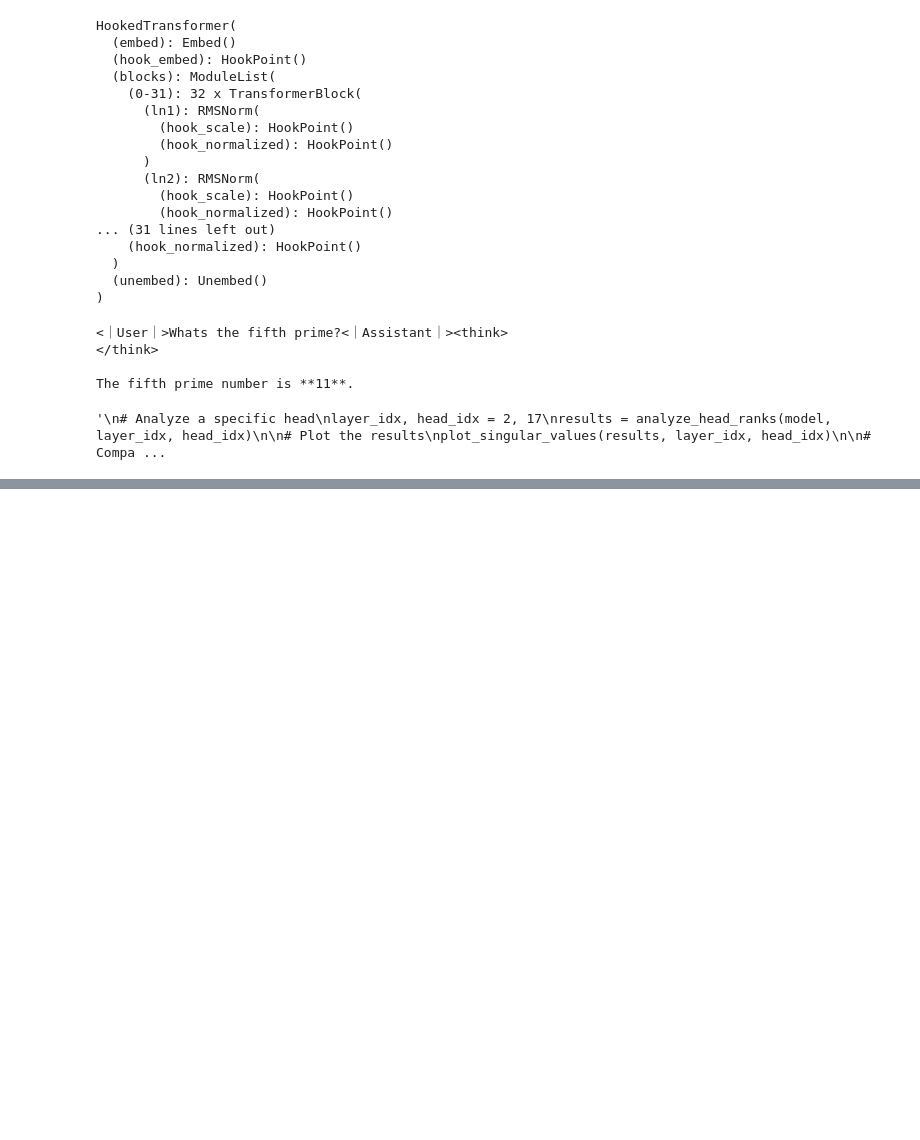
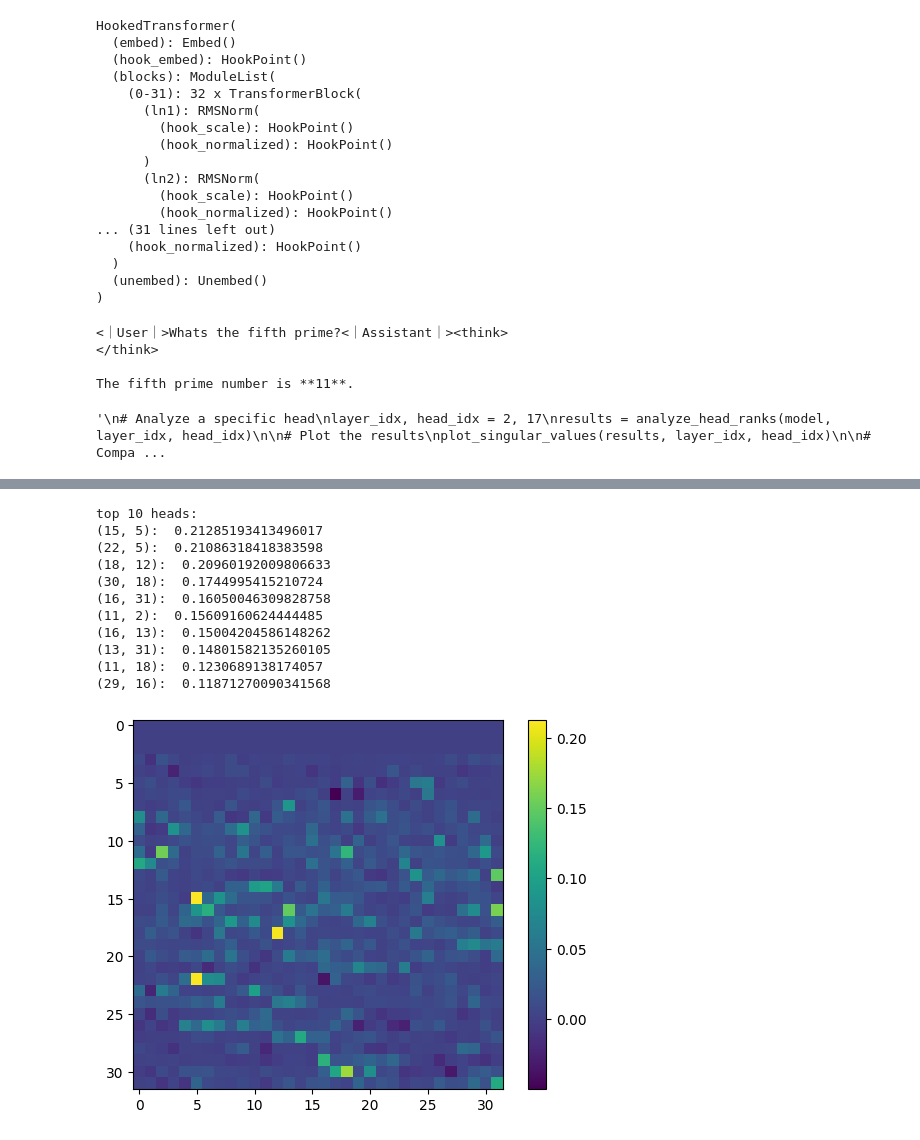
Before and after one commit to durrcommasteven/reasoning_vector_research, a Jupyter notebook: attn_analysis_2_17.ipynb, the cells around one changed output, grey strips where cells are left out. Cells and saved outputs as stored; diff of their text form; code cells hidden in the pictures; blank space fills up the shorter version.

```diff
--- a/attn_analysis_2_17.ipynb
+++ b/attn_analysis_2_17.ipynb
@@ -1165,0 +1428,42 @@ plt.plot(singular_vals_2_17[:128])
+# %%
+def plot_attention_change(all_head_attention_weights, all_scale_values, target_scale = 3):
+    attention_weights = np.zeros((32, 32))
+    assert all_scale_values[0] == 0
+    target_index = np.argmin(np.abs(np.array(all_scale_values) - target_scale))
+
+    vals = []
+
+    for (layer, head), weights in all_head_attention_weights.items():
+        attention_weights[layer][head] = weights[target_index] - weights[0]
+        vals.append((weights[target_index] - weights[0], (layer, head)))
+
+    plt.imshow(attention_weights)
+
+    plt.colorbar()
+
+    vals.sort(reverse=True)
+
+    top_n = 10
+    print(f"top {top_n} heads: ")
+    for i in range(min(10, len(vals))):
+        print(f"{vals[i][-1]}:  {vals[i][0]}")
+
+    return zip(*vals)
+
+
+
+
+vals, heads = plot_attention_change(all_head_attention_weights, all_scale_values, target_scale = 3)
+# %% [output]
+top 10 heads:
+(15, 5):  0.21285193413496017
+(22, 5):  0.21086318418383598
+(18, 12):  0.20960192009806633
+(30, 18):  0.1744995415210724
+(16, 31):  0.16050046309828758
+(11, 2):  0.15609160624444485
+(16, 13):  0.15004204586148262
+(13, 31):  0.14801582135260105
+(11, 18):  0.1230689138174057
+(29, 16):  0.11871270090341568
+[figure, added]
```
Also changed, not shown: parts of 53 cells of this notebook, 5 other files.
